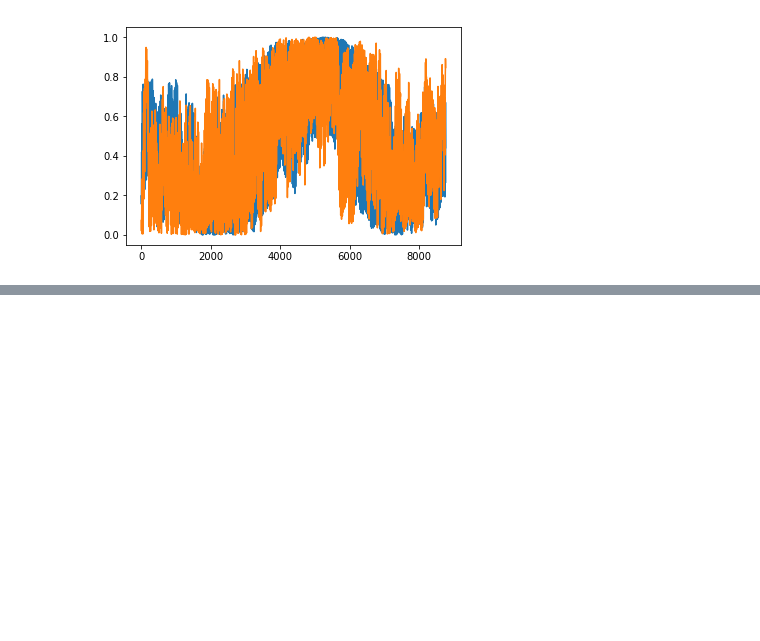
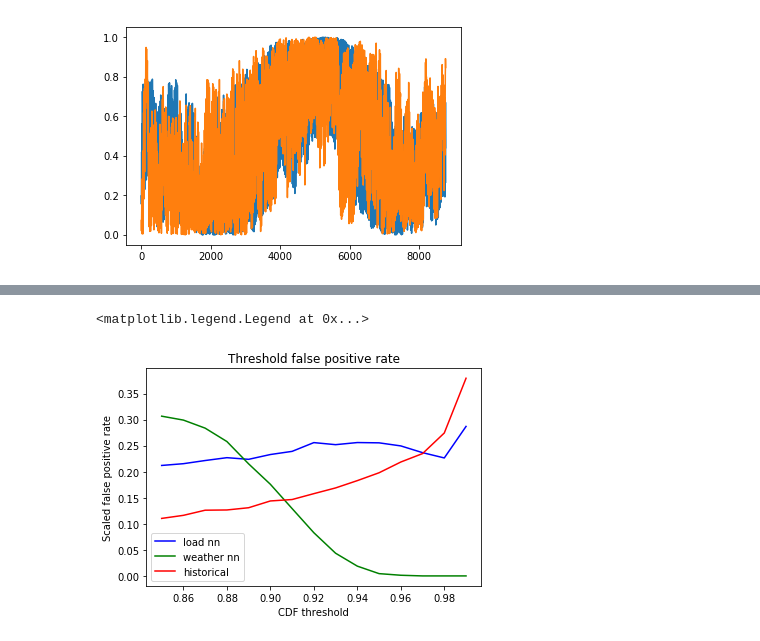
Before and after one commit to cpatdowling/peakload, a Jupyter notebook: notebooks/historical_avg_model.ipynb, the cells around one changed output, grey strips where cells are left out. Saved outputs shown, nothing was run; the diff lists cells and outputs as text; code cells hidden in the pictures; blank space fills up the shorter version.

```diff
--- a/notebooks/historical_avg_model.ipynb
+++ b/notebooks/historical_avg_model.ipynb
@@ -219,2 +240,2 @@ def binary_false_neg(labels, pred, thresh=0.85):
 # %%
-out_prec, out_rec, out_loss, out_false_pos, out_false_neg = eval_perf_dropoff(test_ranks, model_ranks)
+out_prec, out_rec, out_loss, out_false_pos, out_false_neg, out_raw_false_pos, out_raw_false_neg = eval_perf_dropoff(test_ranks, model_ranks)
@@ -362,0 +314,46 @@ out_prec
+# %%
+#do prediction on test data
+inputs, labels = torch_reshape_data(weather_normed_test_data_pairs)
+labels = Variable(labels.cuda())
+inputs = Variable(inputs.cuda())
+outputs = nnmodel(inputs)
+
+labels = labels.data.cpu().numpy()
+outputs = outputs.data.cpu().numpy()
+# %%
+prec = np.zeros((outputs.shape[0], thresh_losses.shape[0]))
+rec = np.zeros((outputs.shape[0], thresh_losses.shape[0]))
+loss = np.zeros((outputs.shape[0], thresh_losses.shape[0]))
+false_pos = np.zeros((outputs.shape[0], thresh_losses.shape[0]))
+false_neg = np.zeros((outputs.shape[0], thresh_losses.shape[0]))
+raw_false_pos = np.zeros((outputs.shape[0], thresh_losses.shape[0]))
+raw_false_neg = np.zeros((outputs.shape[0], thresh_losses.shape[0]))
+
+for i in range(outputs.shape[0]):
+    nout_prec, nout_rec, nout_loss, nout_false_pos, nout_false_neg, nout_raw_false_pos, nout_raw_false_neg = eval_perf_dropoff(labels[i,:], outputs[i,:])
+    prec[i,:] = np.array(nout_prec)
+    rec[i,:] = np.array(nout_rec)
+    loss[i,:] = np.array(nout_loss)
+    false_pos[i,:] = np.array(nout_false_pos)
+    false_neg[i,:] = np.array(nout_false_neg)
+    raw_false_pos[i,:] = np.array(nout_raw_false_pos)
+    raw_false_neg[i,:] = np.array(nout_raw_false_neg)
+# %%
+wnout_prec = np.nanmean(prec, axis=0)
+wnout_rec = np.nanmean(rec, axis=0)
+wnout_loss = np.nanmean(loss, axis=0)
+wnout_false_pos = np.nanmean(false_pos, axis=0)
+wnout_false_neg = np.nanmean(false_neg, axis=0)
+wnout_raw_false_pos = np.nanmean(raw_false_pos, axis=0)
+wnout_raw_false_neg = np.nanmean(raw_false_neg, axis=0)
+# %%
+plt.plot(thresh_losses, lnout_false_pos, color="blue", label="load nn")
+plt.plot(thresh_losses, wnout_false_pos, color="green", label="weather nn")
+plt.plot(thresh_losses, out_false_pos, color="red", label = "historical")
+plt.title("Threshold false positive rate")
+plt.xlabel("CDF threshold")
+plt.ylabel("Scaled false positive rate")
+plt.legend()
+# %% [output]
+<matplotlib.legend.Legend at 0x...>
+[figure, added]
```
Also changed, not shown: parts of 55 cells of this notebook, 58 other files.
